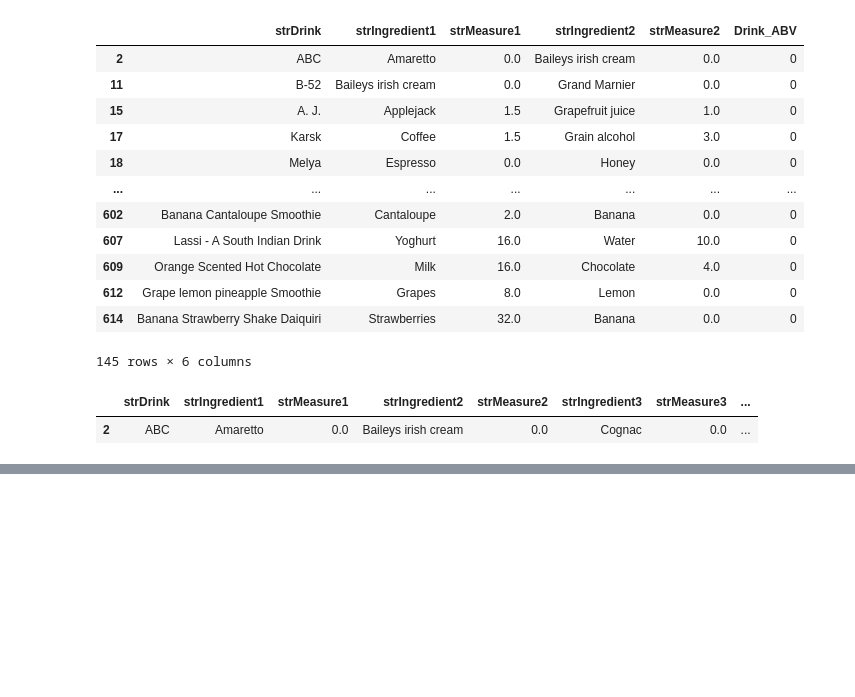
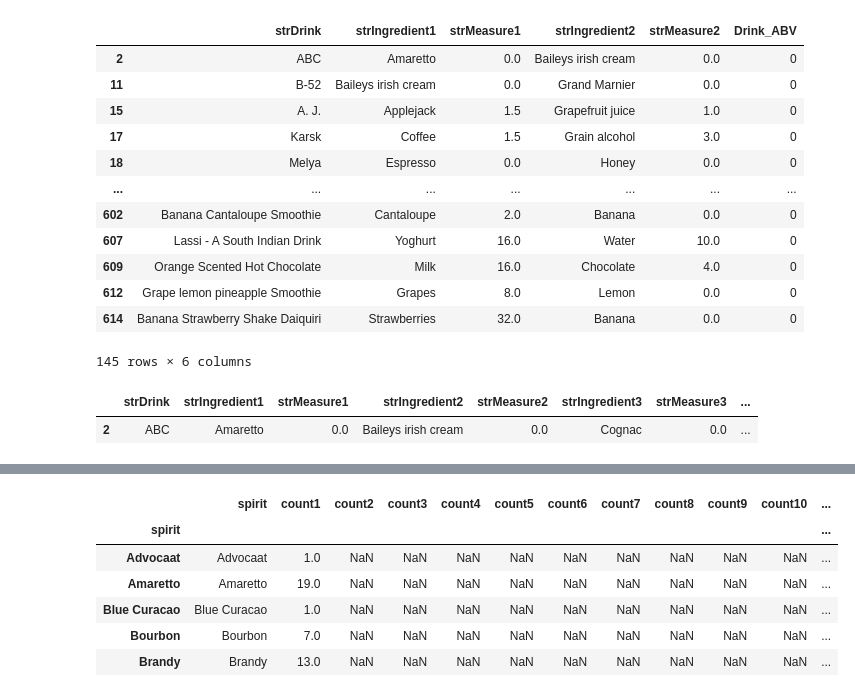
Before and after one commit to rclassit/Project-2, a Jupyter notebook: Data Cleaning.ipynb, the cells around one changed output, grey strips where cells are left out. Cells and saved outputs as stored; diff of their text form; code cells hidden in the pictures; blank space fills up the shorter version.

```diff
--- a/Data Cleaning.ipynb
+++ b/Data Cleaning.ipynb
@@ -376,0 +402,87 @@ result.to_sql(name='cocktail_data', con=engine, if_exists='replace', index=False
+# %%
+# strIngredient1
+spirits_ing1 = drinks_df[drinks_df["strIngredient1"].isin(spirit_list)]
+ing_cnt_df_1=spirits_ing1.groupby('strIngredient1').nunique()
+ing1_cnt = ing_cnt_df_1[["idDrink"]].reset_index(drop=False).rename(columns={"strIngredient1":"spirit","idDrink":"count1"}).set_index("spirit", drop=False)
+ing1_cnt.head()
+
+# strIngredient2
+spirits_ing2 = drinks_df[drinks_df["strIngredient2"].isin(spirit_list)]
+ing_cnt_df_2=spirits_ing2.groupby('strIngredient2').nunique()
+ing2_cnt = ing_cnt_df_2[["idDrink"]].reset_index(drop=False).rename(columns={"strIngredient2":"spirit","idDrink":"count2"}).set_index("spirit", drop=False)
+ing2_cnt.head()
+
+# strIngredient3
+spirits_ing3 = drinks_df[drinks_df["strIngredient3"].isin(spirit_list)]
+ing_cnt_df_3=spirits_ing3.groupby('strIngredient3').nunique()
+ing3_cnt = ing_cnt_df_3[["idDrink"]].reset_index(drop=False).rename(columns={"strIngredient3":"spirit","idDrink":"count3"}).set_index("spirit", drop=False)
+ing3_cnt.head()
+
+# strIngredient4
+spirits_ing4 = drinks_df[drinks_df["strIngredient4"].isin(spirit_list)]
+ing_cnt_df_4=spirits_ing4.groupby('strIngredient4').nunique()
+ing4_cnt = ing_cnt_df_4[["idDrink"]].reset_index(drop=False).rename(columns={"strIngredient4":"spirit","idDrink":"count4"}).set_index("spirit", drop=False)
+ing4_cnt.head()
+
+# strIngredient5
+spirits_ing5 = drinks_df[drinks_df["strIngredient5"].isin(spirit_list)]
+ing_cnt_df_5=spirits_ing5.groupby('strIngredient5').nunique()
+ing5_cnt = ing_cnt_df_5[["idDrink"]].reset_index(drop=False).rename(columns={"strIngredient5":"spirit","idDrink":"count5"}).set_index("spirit", drop=False)
+ing5_cnt.head()
+
+# strIngredient6
+spirits_ing6 = drinks_df[drinks_df["strIngredient6"].isin(spirit_list)]
+ing_cnt_df_6=spirits_ing6.groupby('strIngredient6').nunique()
+ing6_cnt = ing_cnt_df_6[["idDrink"]].reset_index(drop=False).rename(columns={"strIngredient6":"spirit","idDrink":"count6"}).set_index("spirit", drop=False)
+ing6_cnt.head()
+
+# strIngredient7
+spirits_ing7 = drinks_df[drinks_df["strIngredient7"].isin(spirit_list)]
+ing_cnt_df_7=spirits_ing7.groupby('strIngredient7').nunique()
+ing7_cnt = ing_cnt_df_7[["idDrink"]].reset_index(drop=False).rename(columns={"strIngredient7":"spirit","idDrink":"count7"}).set_index("spirit", drop=False)
+ing7_cnt.head()
+
+# strIngredient8
+spirits_ing8 = drinks_df[drinks_df["strIngredient8"].isin(spirit_list)]
+ing_cnt_df_8=spirits_ing8.groupby('strIngredient8').nunique()
+ing8_cnt = ing_cnt_df_8[["idDrink"]].reset_index(drop=False).rename(columns={"strIngredient8":"spirit","idDrink":"count8"}).set_index("spirit", drop=False)
+ing8_cnt.head()
+
+# strIngredient9
+spirits_ing9 = drinks_df[drinks_df["strIngredient9"].isin(spirit_list)]
+ing_cnt_df_9=spirits_ing9.groupby('strIngredient9').nunique()
+ing9_cnt = ing_cnt_df_9[["idDrink"]].reset_index(drop=False).rename(columns={"strIngredient9":"spirit","idDrink":"count9"}).set_index("spirit", drop=False)
+ing9_cnt.head()
+
+# strIngredient10
+spirits_ing10 = drinks_df[drinks_df["strIngredient10"].isin(spirit_list)]
+ing_cnt_df_10 =spirits_ing10.groupby('strIngredient10').nunique()
+ing10_cnt = ing_cnt_df_10 [["idDrink"]].reset_index(drop=False).rename(columns={"strIngredient10":"spirit","idDrink":"count10"}).set_index("spirit", drop=False)
+ing10_cnt.head()
+
+# strIngredient11
+spirits_ing11 = drinks_df[drinks_df["strIngredient11"].isin(spirit_list)]
+ing_cnt_df_11 =spirits_ing11.groupby('strIngredient11').nunique()
+ing11_cnt = ing_cnt_df_11 [["idDrink"]].reset_index(drop=False).rename(columns={"strIngredient11":"spirit","idDrink":"count11"}).set_index("spirit", drop=False)
+ing11_cnt.head()
+
+# strIngredient12
+spirits_ing12 = drinks_df[drinks_df["strIngredient12"].isin(spirit_list)]
+ing_cnt_df_12 =spirits_ing12.groupby('strIngredient12').nunique()
+ing12_cnt = ing_cnt_df_12 [["idDrink"]].reset_index(drop=False).rename(columns={"strIngredient12":"spirit","idDrink":"count12"}).set_index("spirit", drop=False)
+ing12_cnt.head()
+
+
+
+# Concat count columns
+# print (pd.concat([ing1_cnt, ing2_cnt, ing3_cnt, ing4_cnt, ing5_cnt, ing6_cnt, ing7_cnt, ing8_cnt, ing9_cnt, ing10_cnt, ing11_cnt, ing12_cnt], ignore_index=False))
+spirit_count_df = pd.concat([ing1_cnt, ing2_cnt, ing3_cnt, ing4_cnt, ing5_cnt, ing6_cnt, ing7_cnt, ing8_cnt, ing9_cnt, ing10_cnt, ing11_cnt, ing12_cnt], ignore_index=False)
+spirit_count_df.head()
+# %% [output]
+|  | spirit | count1 | count2 | count3 | count4 | count5 | count6 | count7 | count8 | count9 | count10 | ... |
+| spirit |  |  |  |  |  |  |  |  |  |  |  | ... |
+| Advocaat | Advocaat | 1.0 | NaN | NaN | NaN | NaN | NaN | NaN | NaN | NaN | NaN | ... |
+| Amaretto | Amaretto | 19.0 | NaN | NaN | NaN | NaN | NaN | NaN | NaN | NaN | NaN | ... |
+| Blue Curacao | Blue Curacao | 1.0 | NaN | NaN | NaN | NaN | NaN | NaN | NaN | NaN | NaN | ... |
+| Bourbon | Bourbon | 7.0 | NaN | NaN | NaN | NaN | NaN | NaN | NaN | NaN | NaN | ... |
+| Brandy | Brandy | 13.0 | NaN | NaN | NaN | NaN | NaN | NaN | NaN | NaN | NaN | ... |
```
Also changed, not shown: parts of 7 cells of this notebook, 4 other files.
